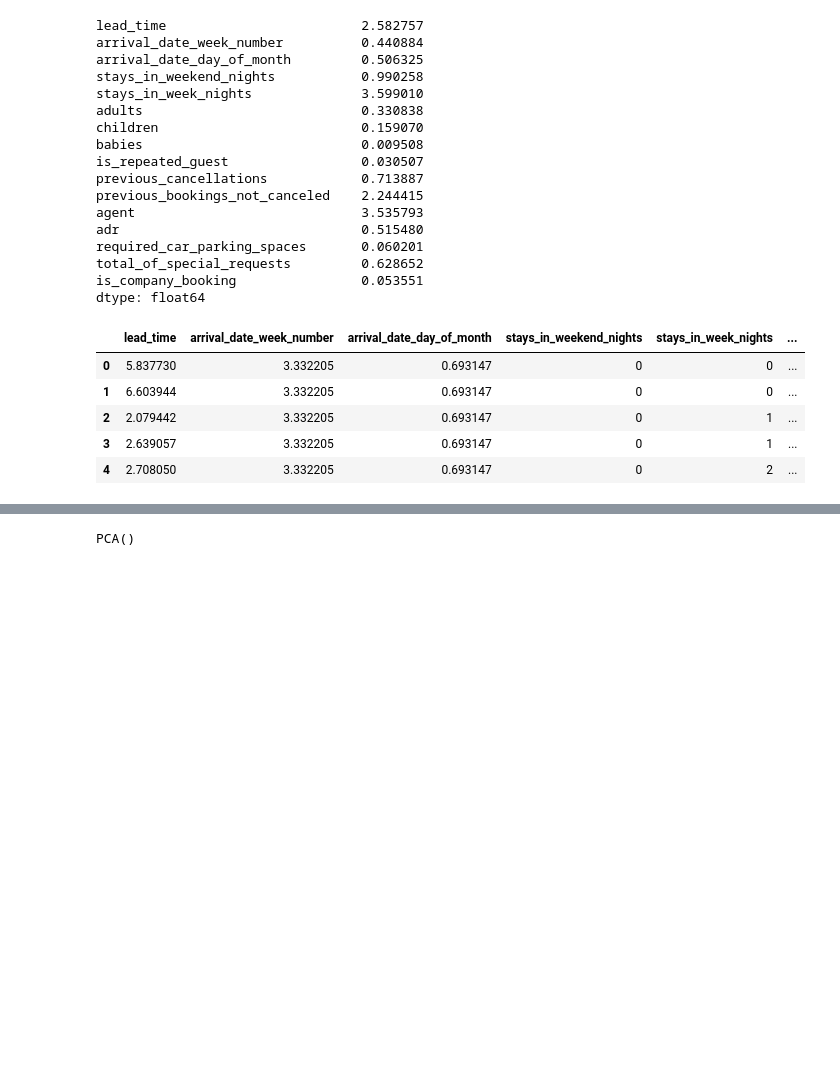
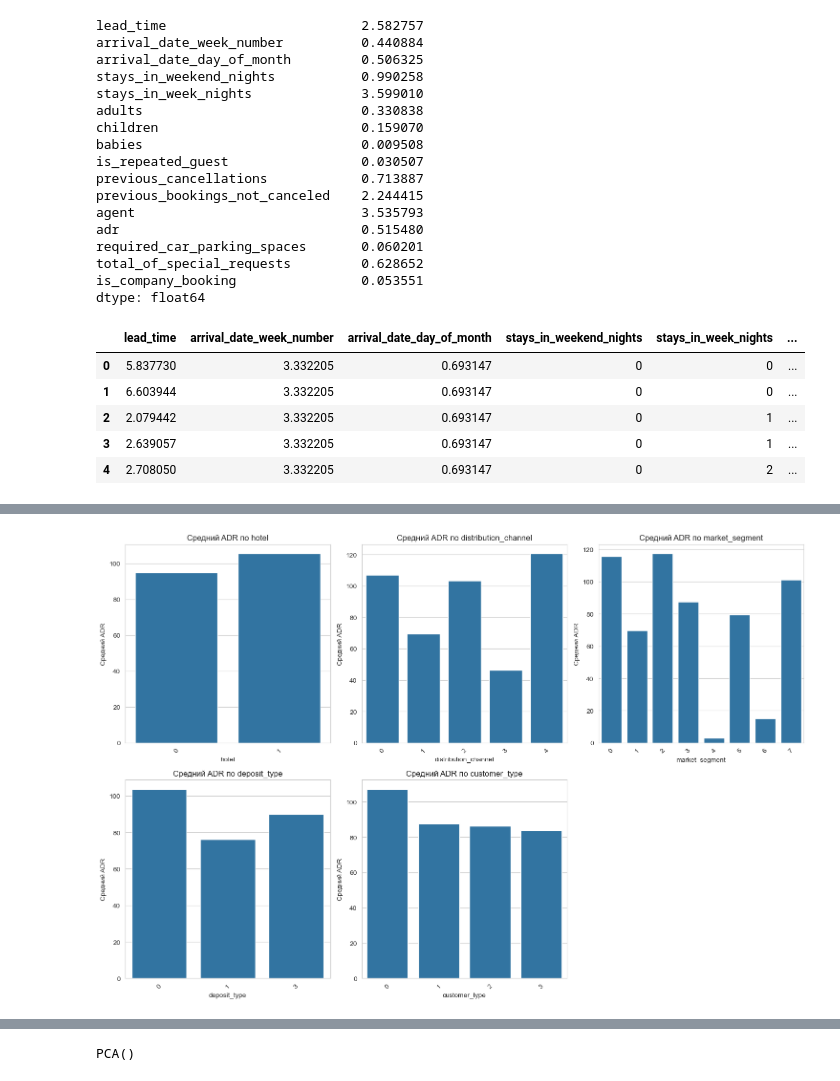
Before and after one commit to slaav1k/RSREU_MethodsML, a Jupyter notebook: sample2.ipynb, the cells around one changed output, grey strips where cells are left out. Drawn from its saved outputs; the diff is of its cells as text; code cells hidden in the pictures; blank space fills up the shorter version.

```diff
--- a/sample2.ipynb
+++ b/sample2.ipynb
@@ -877 +881,19 @@ dtype: float64
+# %%
+# Для категориальных признаков — средний ADR
+cat_features = ['hotel', 'distribution_channel', 'market_segment', 'deposit_type', 'customer_type']
+
+plt.figure(figsize=(15, 10))
+
+for i, feature in enumerate(cat_features, 1):
+    plt.subplot(2, 3, i)
+    mean_adr = data_plot.groupby(feature)['adr'].mean().sort_values()
+    sns.barplot(x=mean_adr.index, y=mean_adr.values)
+    plt.title(f'Средний ADR по {feature}')
+    plt.xticks(rotation=45)
+    plt.ylabel('Средний ADR')
+
+plt.tight_layout()
+plt.show()
+# %% [output]
+[figure, added]
 # %%
```
Also changed, not shown: parts of 23 cells of this notebook.
